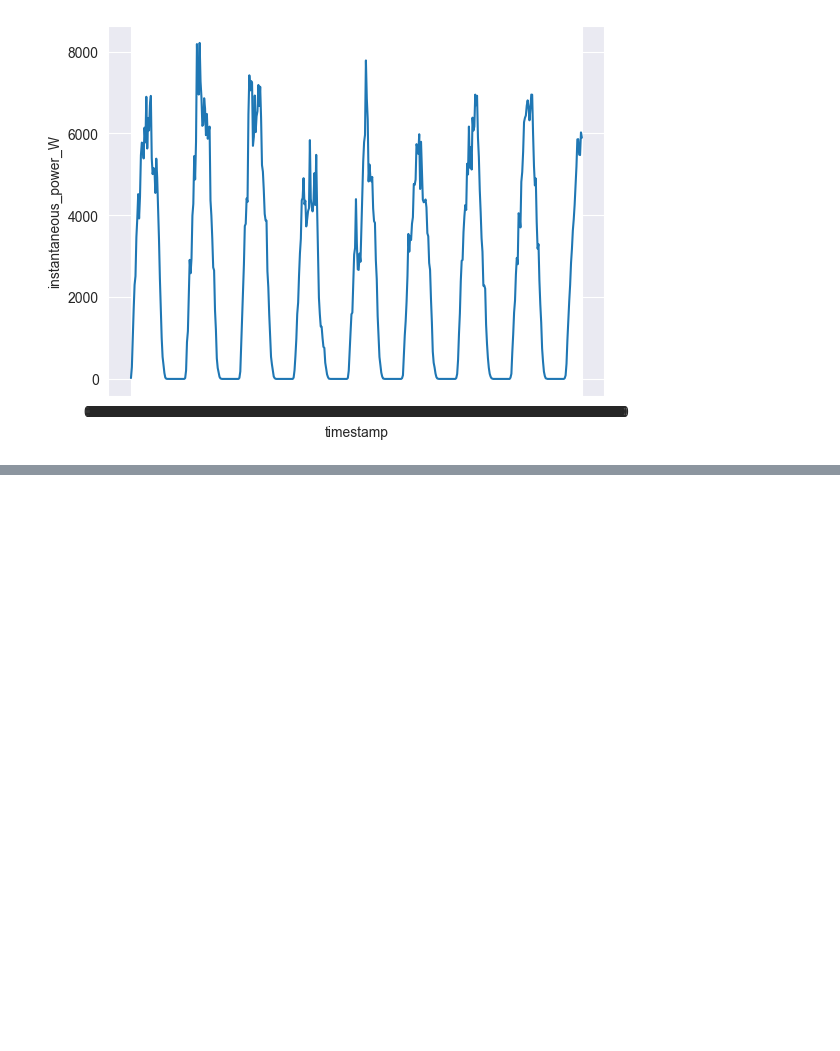
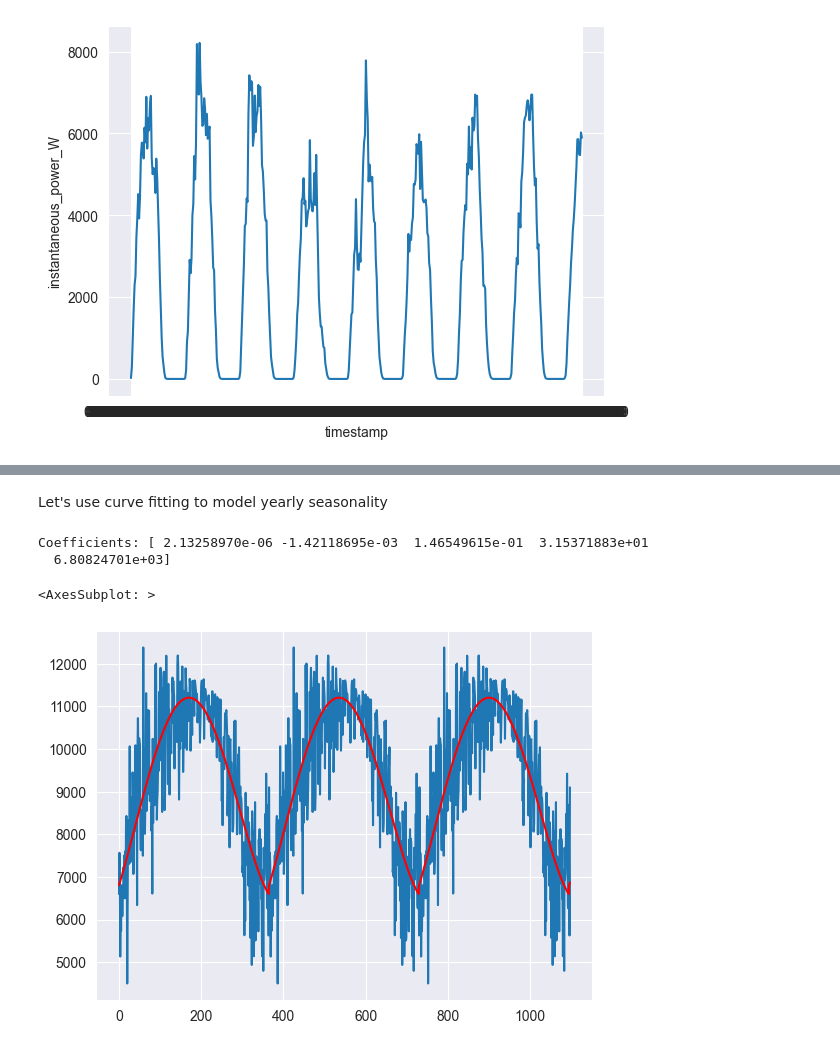
Before and after one commit to WAT-ai/open-climate-fix-project, a Jupyter notebook: eda/seasonality.ipynb, the cells around one changed output, grey strips where cells are left out. Saved outputs shown, nothing was run; the diff lists cells and outputs as text; code cells hidden in the pictures; blank space fills up the shorter version.

Commit message:
modelled yearly seasonality

```diff
--- a/eda/seasonality.ipynb
+++ b/eda/seasonality.ipynb
@@ -205,0 +229,3 @@ sns.lineplot(pv_output[:500])
+# %%
+daily_max = pd.concat([daily_max for i in range(3)])
+daily_max = daily_max.reset_index()
@@ -205,0 +241,27 @@ sns.lineplot(pv_output[:500])
+# %% [markdown]
+Let's use curve fitting to model yearly seasonality
+# %%
+from numpy import polyfit
+
+series = daily_max['instantaneous_power_W'].values
+X = [i%365 for i in range(0, len(series))]
+y = series
+degree = 4
+coef = polyfit(X, y, degree)
+print('Coefficients: %s' % coef)
+# %% [output]
+Coefficients: [ 2.13258970e-06 -1.42118695e-03  1.46549615e-01  3.15371883e+01
+  6.80824701e+03]
+# %%
+curve = list()
+for i in range(len(X)):
+ value = coef[-1]
+ for d in range(degree):
+  value += X[i]**(degree-d) * coef[d]
+ curve.append(value)
+
+sns.lineplot(series)
+sns.lineplot(curve, color='red')
+# %% [output]
+<AxesSubplot: >
+[figure, added]
```
Also changed, not shown: parts of 22 cells of this notebook.
